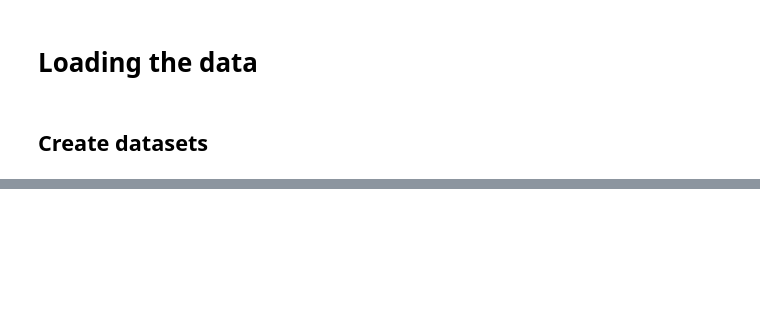
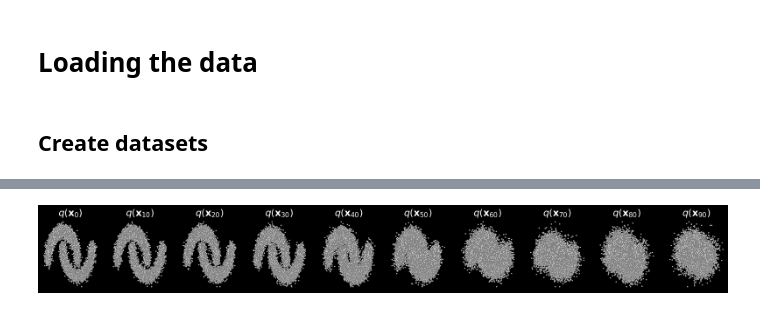
Before and after one commit to rdsza/DiffModels, a Jupyter notebook: DiffDemos.ipynb, the cells around one changed output, grey strips where cells are left out. Drawn from its saved outputs; the diff is of its cells as text; code cells hidden in the pictures; blank space fills up the shorter version.

```diff
--- a/DiffDemos.ipynb
+++ b/DiffDemos.ipynb
@@ -42,0 +61,26 @@ dataset = torch.Tensor(data.T).float()
+# %%
+num_steps = 100
+#betas = torch.tensor([1.7e-5] * num_steps)
+betas = make_beta_schedule(schedule='sigmoid', n_timesteps=num_steps, start=1e-5, end=0.5e-2)
+
+alphas = 1 - betas
+alphas_prod = torch.cumprod(alphas, 0)
+alphas_prod_p = torch.cat([torch.tensor([1]).float(), alphas_prod[:-1]], 0)
+alphas_bar_sqrt = torch.sqrt(alphas_prod)
+one_minus_alphas_bar_log = torch.log(1 - alphas_prod)
+one_minus_alphas_bar_sqrt = torch.sqrt(1 - alphas_prod)
+# %%
+def q_x(x_0, t, noise=None):
+    if noise is None:
+        noise = torch.randn_like(x_0)
+    alphas_t = extract(alphas_bar_sqrt, t, x_0)
+    alphas_1_m_t = extract(one_minus_alphas_bar_sqrt, t, x_0)
+    return (alphas_t * x_0 + alphas_1_m_t * noise)
+# %%
+fig, axs = plt.subplots(1, 10, figsize=(28, 3))
+for i in range(10):
+    q_i = q_x(dataset, torch.tensor([i * 10]))
+    axs[i].scatter(q_i[:, 0], q_i[:, 1],color='white',edgecolor='gray', s=5);
+    axs[i].set_axis_off(); axs[i].set_title('$q(\mathbf{x}_{'+str(i*10)+'})$')
+# %% [output]
+[figure, added]
```
Also changed, not shown: parts of 11 cells of this notebook.
